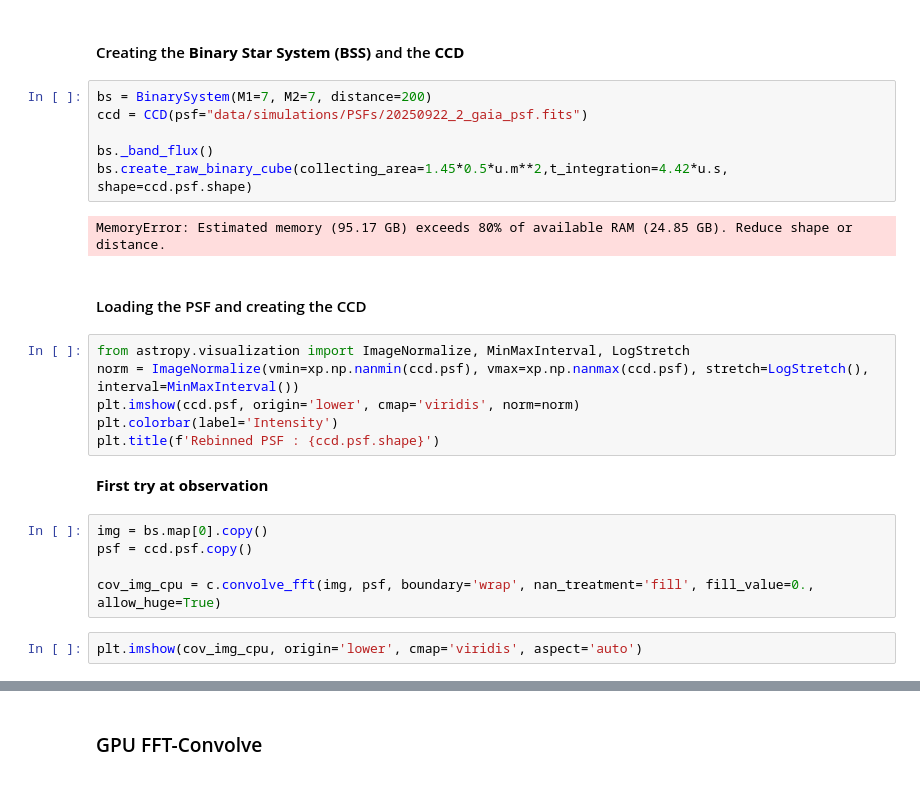
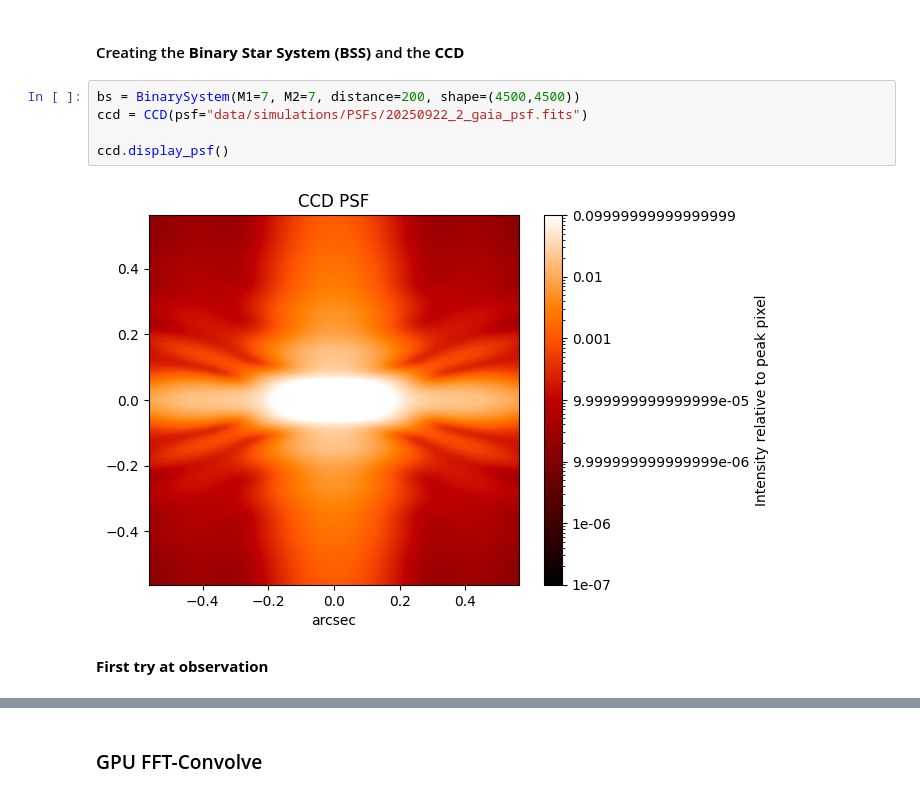
Before and after one commit to pietroferraiuolo/BINCAT, a Jupyter notebook: 01-psf-simulation.ipynb, the cells around one changed output, grey strips where cells are left out. Cells and saved outputs as stored; diff of their text form.

```diff
--- a/01-psf-simulation.ipynb
+++ b/01-psf-simulation.ipynb
@@ -80,27 +72,11 @@ psf[0].writeto("data/simulations/PSFs/20250922_2_gaia_psf.fits", overwrite=True)
 # %% [markdown]
 #### Creating the **Binary Star System (BSS)** and the **CCD**
 # %%
-bs = BinarySystem(M1=7, M2=7, distance=200)
+bs = BinarySystem(M1=7, M2=7, distance=200, shape=(4500,4500))
 ccd = CCD(psf="data/simulations/PSFs/20250922_2_gaia_psf.fits")
 
-bs._band_flux()
-bs.create_raw_binary_cube(collecting_area=1.45*0.5*u.m**2,t_integration=4.42*u.s, shape=ccd.psf.shape)
+ccd.display_psf()
 # %% [output]
-MemoryError: Estimated memory (95.17 GB) exceeds 80% of available RAM (24.85 GB). Reduce shape or distance.
+[figure, added]
-# %% [markdown]
-#### Loading the PSF and creating the CCD
-# %%
-from astropy.visualization import ImageNormalize, MinMaxInterval, LogStretch
-norm = ImageNormalize(vmin=xp.np.nanmin(ccd.psf), vmax=xp.np.nanmax(ccd.psf), stretch=LogStretch(), interval=MinMaxInterval())
-plt.imshow(ccd.psf, origin='lower', cmap='viridis', norm=norm)
-plt.colorbar(label='Intensity')
-plt.title(f'Rebinned PSF : {ccd.psf.shape}')
 # %% [markdown]
 **First try at observation**
-# %%
-img = bs.map[0].copy()
-psf = ccd.psf.copy()
-
-cov_img_cpu = c.convolve_fft(img, psf, boundary='wrap', nan_treatment='fill', fill_value=0., allow_huge=True)
-# %%
-plt.imshow(cov_img_cpu, origin='lower', cmap='viridis', aspect='auto')
```
Also changed, not shown: parts of 6 cells of this notebook, 2 other files.
